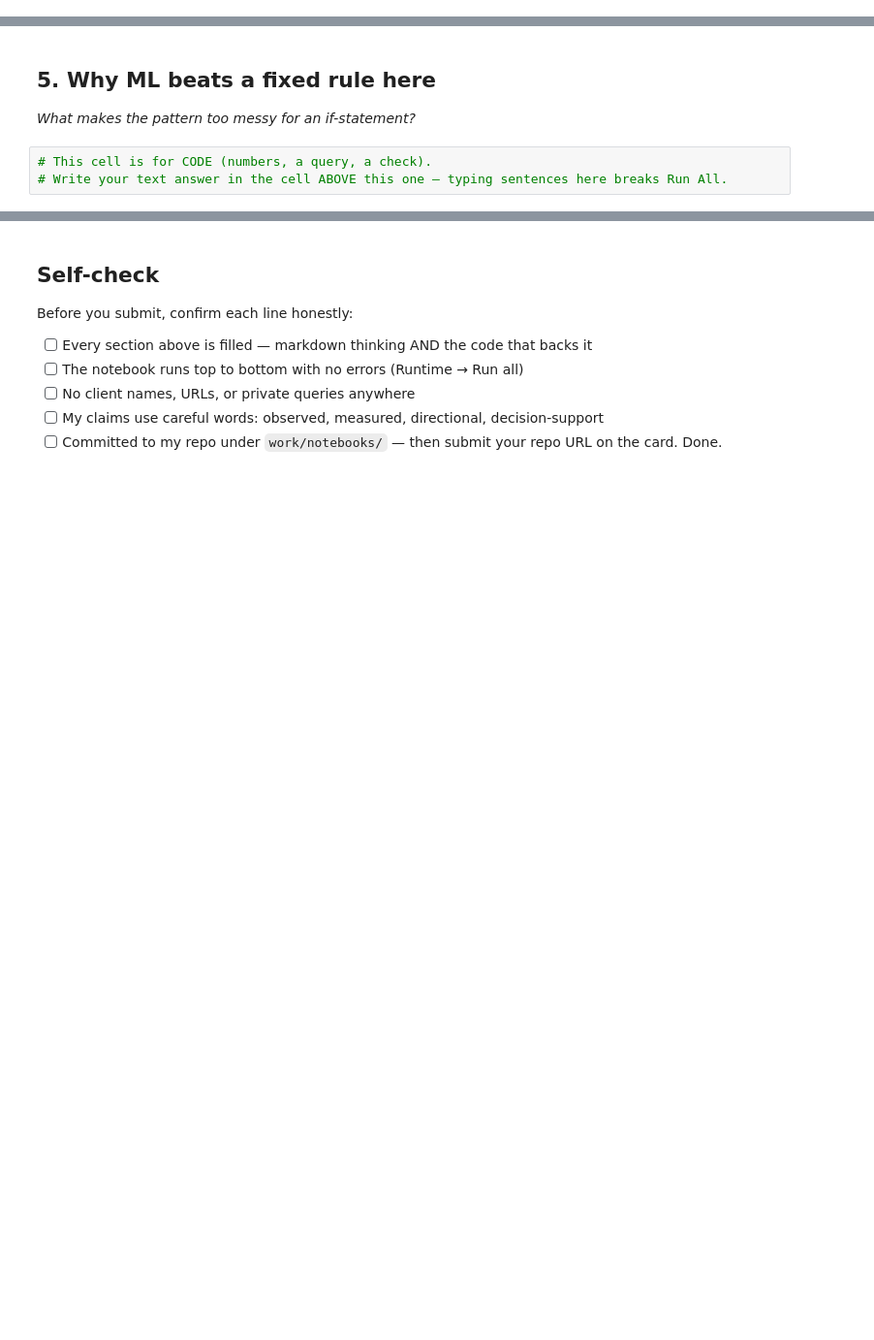
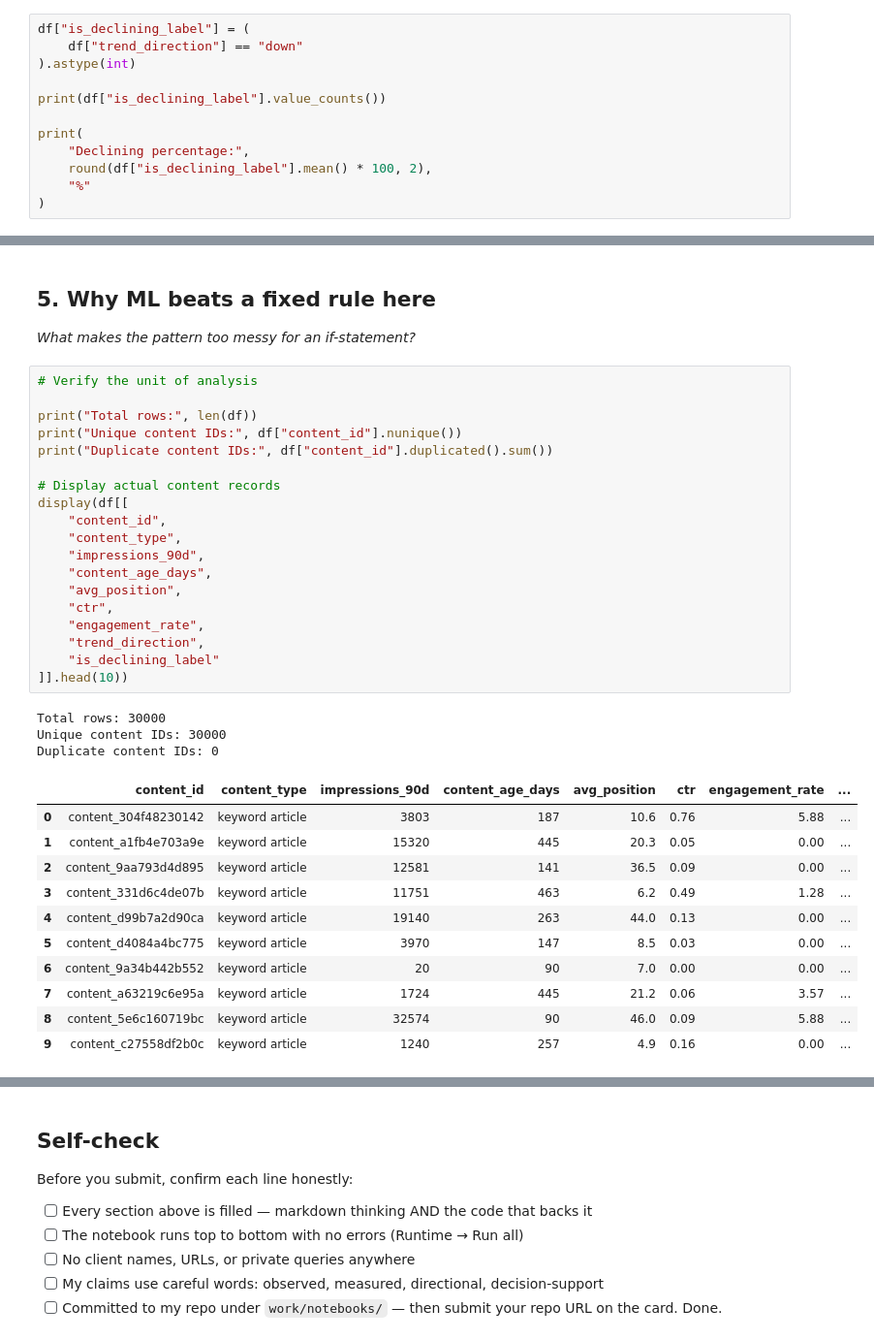
Before and after one commit to mrittiga/flyrank-ml-internship, a Jupyter notebook: work/notebooks/w02_ml_task_framing.ipynb, the cells around one changed output, grey strips where cells are left out. Shown at 97% size. Saved outputs shown, nothing was run; the diff lists cells and outputs as text; blank space fills up the shorter version.

```diff
--- a/work/notebooks/w02_ml_task_framing.ipynb
+++ b/work/notebooks/w02_ml_task_framing.ipynb
@@ -36,0 +148,12 @@ This skeleton is yours to fill. Work the sections **in order** — each one has
+# %%
+df["is_declining_label"] = (
+    df["trend_direction"] == "down"
+).astype(int)
+
+print(df["is_declining_label"].value_counts())
+
+print(
+    "Declining percentage:",
+    round(df["is_declining_label"].mean() * 100, 2),
+    "%"
+)
@@ -38,6 +181,37 @@ This skeleton is yours to fill. Work the sections **in order** — each one has
 ## 5. Why ML beats a fixed rule here
 
 *What makes the pattern too messy for an if-statement?*
-# %%
-# This cell is for CODE (numbers, a query, a check).
-# Write your text answer in the cell ABOVE this one — typing sentences here breaks Run All.
+# %%
+# Verify the unit of analysis
+
+print("Total rows:", len(df))
+print("Unique content IDs:", df["content_id"].nunique())
+print("Duplicate content IDs:", df["content_id"].duplicated().sum())
+
+# Display actual content records
+display(df[[
+    "content_id",
+    "content_type",
+    "impressions_90d",
+    "content_age_days",
+    "avg_position",
+    "ctr",
+    "engagement_rate",
+    "trend_direction",
+    "is_declining_label"
+]].head(10))
+# %% [output]
+Total rows: 30000
+Unique content IDs: 30000
+Duplicate content IDs: 0
+|  | content_id | content_type | impressions_90d | content_age_days | avg_position | ctr | engagement_rate | ... |
+| 0 | content_304f48230142 | keyword article | 3803 | 187 | 10.6 | 0.76 | 5.88 | ... |
+| 1 | content_a1fb4e703a9e | keyword article | 15320 | 445 | 20.3 | 0.05 | 0.00 | ... |
+| 2 | content_9aa793d4d895 | keyword article | 12581 | 141 | 36.5 | 0.09 | 0.00 | ... |
+| 3 | content_331d6c4de07b | keyword article | 11751 | 463 | 6.2 | 0.49 | 1.28 | ... |
+| 4 | content_d99b7a2d90ca | keyword article | 19140 | 263 | 44.0 | 0.13 | 0.00 | ... |
+| 5 | content_d4084a4bc775 | keyword article | 3970 | 147 | 8.5 | 0.03 | 0.00 | ... |
+| 6 | content_9a34b442b552 | keyword article | 20 | 90 | 7.0 | 0.00 | 0.00 | ... |
+| 7 | content_a63219c6e95a | keyword article | 1724 | 445 | 21.2 | 0.06 | 3.57 | ... |
+| 8 | content_5e6c160719bc | keyword article | 32574 | 90 | 46.0 | 0.09 | 5.88 | ... |
+| 9 | content_c27558df2b0c | keyword article | 1240 | 257 | 4.9 | 0.16 | 0.00 | ... |
```
Also changed, not shown: parts of 14 cells of this notebook.
